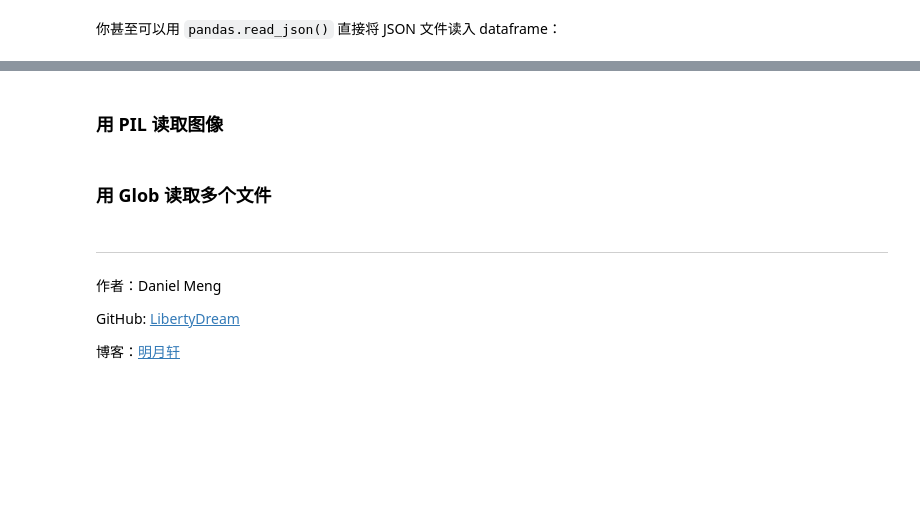
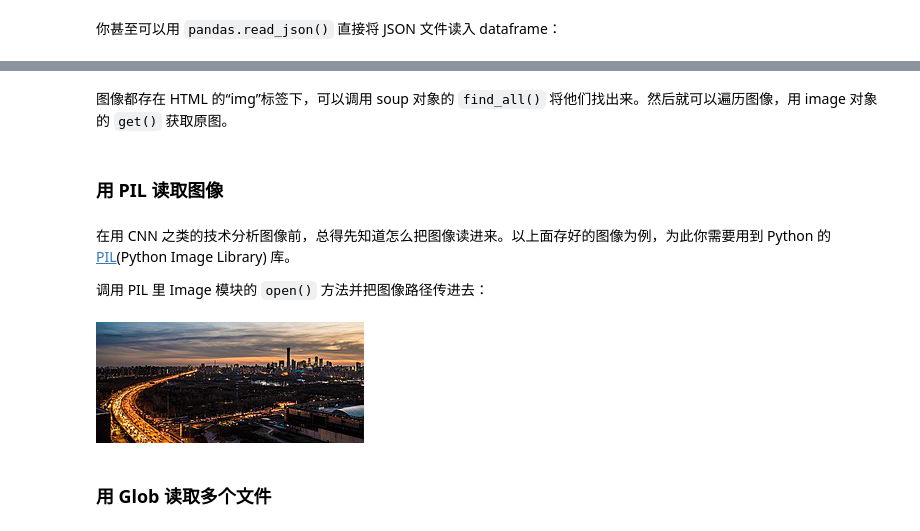
Before and after one commit to LibertyDream/python_tutorial, a Jupyter notebook: apply/1.files_read.ipynb, the cells around one changed output, grey strips where cells are left out. Drawn from its saved outputs; the diff is of its cells as text; code cells hidden in the pictures; blank space fills up the shorter version.

```diff
--- a/apply/1.files_read.ipynb
+++ b/apply/1.files_read.ipynb
@@ -315,0 +436,2 @@ Pickle 文件常用于存储 Python 序列化对象，也就是说像 list，set
+# %% [markdown]
+图像都存在 HTML 的“img”标签下，可以调用 soup 对象的 `find_all()` 将他们找出来。然后就可以遍历图像，用 image 对象的 `get()` 获取原图。
@@ -316,12 +449,16 @@ Pickle 文件常用于存储 Python 序列化对象，也就是说像 list，set
 # %% [markdown]
 ### 用 PIL 读取图像
+# %% [markdown]
+在用 CNN 之类的技术分析图像前，总得先知道怎么把图像读进来。以上面存好的图像为例，为此你需要用到 Python 的 [PIL](https://pillow.readthedocs.io/en/stable/)(Python Image Library) 库。
+
+调用 PIL 里 Image 模块的 `open()` 方法并把图像路径传进去：
+# %%
+from PIL import Image
+
+filename = r'./data/demo data/Beijing/1.jpg'
+
+Image.open(filename)
+# %% [output]
+[figure, added]
 # %% [markdown]
 ### 用 Glob 读取多个文件
-# %% [markdown]
----
-
-作者：Daniel Meng
-
-GitHub: [LibertyDream](https://github.com/LibertyDream)
-
-博客：[明月轩](https://libertydream.github.io/)
```
Also changed, not shown: parts of 28 cells of this notebook, 25 other files.
